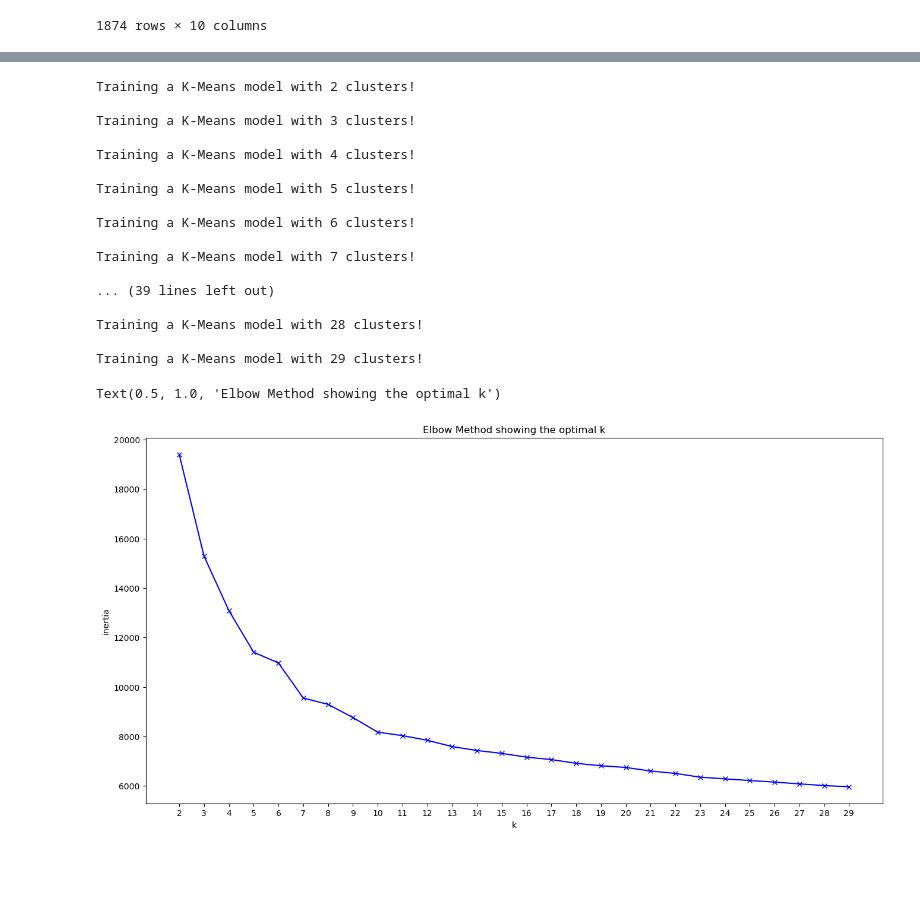
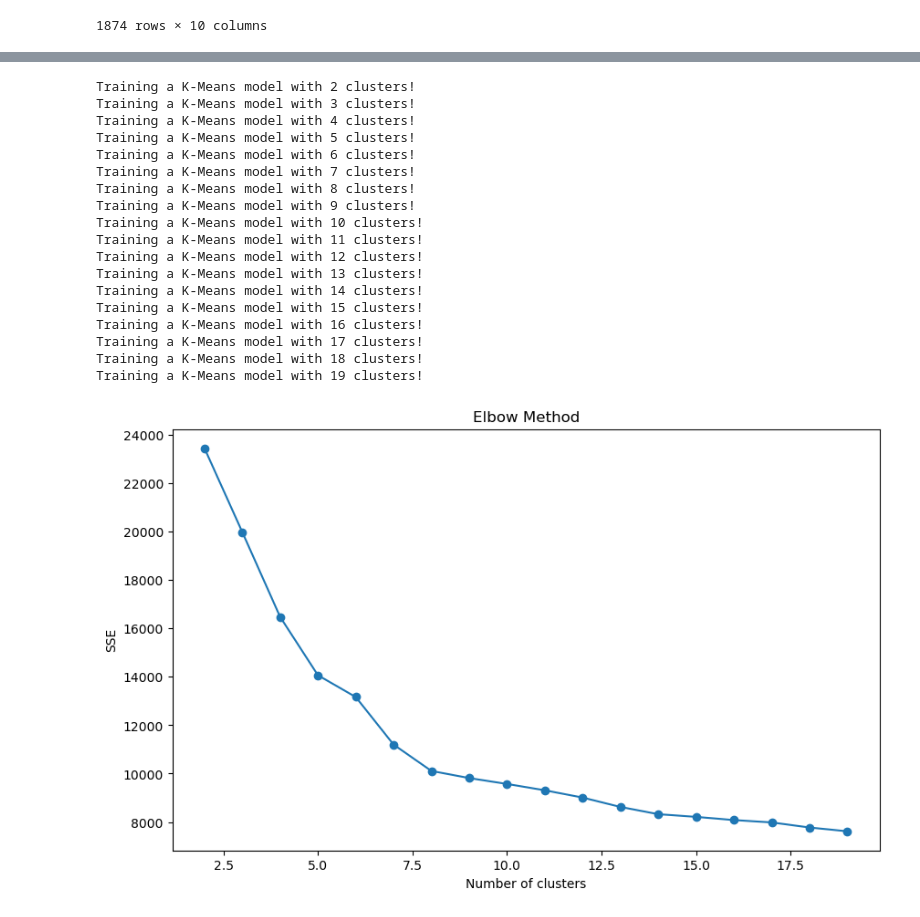
Before and after one commit to SandraGdd/Song-Recommandation, a Jupyter notebook: Casestudy.ipynb, the cells around one changed output, grey strips where cells are left out. Cells and saved outputs as stored; diff of their text form; code cells hidden in the pictures; blank space fills up the shorter version.

```diff
--- a/Casestudy.ipynb
+++ b/Casestudy.ipynb
@@ -715,7 +644,7 @@ from sklearn.preprocessing import StandardScaler
 # scaling values
 
 audio_features = ['danceability', 'energy', 'key', 'loudness',
-                  'mode', 'speechiness', 'acousticness', 'instrumentalness', 'valence', 'tempo']
+                  'mode', 'speechiness', 'acousticness', 'instrumentalness', 'valence']
 
 scaler = StandardScaler()
 df_scaled = scaler.fit_transform(combined_df[audio_features])
@@ -760,6 +693,6 @@ df_scaled
 import matplotlib.pyplot as plt
 from sklearn.cluster import KMeans
 # %%
-kmeans = KMeans(n_clusters=10, random_state=42)
-df_scaled['KMeans_Cluster'] = kmeans.fit_predict(df_scaled[['danceability', 'energy', 'key', 'loudness',
-                  'mode', 'speechiness', 'acousticness', 'instrumentalness', 'valence', 'tempo']])
+kmeans = KMeans(n_clusters=7, random_state=42)
+combined_df['KMeans_Cluster'] = kmeans.fit_predict(combined_df[['danceability', 'energy', 'key', 'loudness',
+                  'mode', 'speechiness', 'acousticness', 'instrumentalness', 'valence']])
@@ -774,0 +706,6 @@ Silhouette Score: 0.16
+# %%
+labels = kmeans.fit_predict(df_scaled[['danceability', 'energy', 'key', 'loudness',
+                                       'mode', 'speechiness', 'acousticness', 'instrumentalness',
+                                       'valence']])
+print(f"Cluster-Labels with k=7: {labels}")
+print(f"Cluster: {len(set(labels))}")
@@ -775,38 +732,38 @@ Silhouette Score: 0.16
 # %%
-K = range(2, 30)
-inertia = []
+# Elbowmethod
+K = range(2, 20)  # Cluster-Bereich definieren
+sse = []  # Hier speichern wir die Summe der quadratischen Fehler (SSE)
 
 for k in K:
-    print("Training a K-Means model with {} clusters! ".format(k))
-    print()
-    kmeans = KMeans(n_clusters=k,
-                    random_state=1234)
+    print(f"Training a K-Means model with {k} clusters!")
+    kmeans = KMeans(n_clusters=k, random_state=1234)
     kmeans.fit(df_scaled)
-    inertia.append(kmeans.inertia_)
+    sse.append(kmeans.inertia_)  # Inertia = SSE
 
-plt.figure(figsize=(16,8))
-plt.plot(K, inertia, 'bx-')
-plt.xlabel('k')
-plt.ylabel('inertia')
-plt.xticks(np.arange(min(K), max(K)+1, 1.0))
-plt.title('Elbow Method showing the optimal k')
+# Elbow Plot erstellen
+plt.figure(figsize=(10, 6))
+plt.plot(K, sse, marker='o')  # Verwende K und SSE
+plt.title('Elbow Method')
+plt.xlabel('Number of clusters')
+plt.ylabel('SSE')
+plt.show()
 # %% [output]
 Training a K-Means model with 2 clusters!
-
 Training a K-Means model with 3 clusters!
-
 Training a K-Means model with 4 clusters!
-
 Training a K-Means model with 5 clusters!
-
 Training a K-Means model with 6 clusters!
-
 Training a K-Means model with 7 clusters!
-
-... (39 lines left out)
-
-Training a K-Means model with 28 clusters!
-
-Training a K-Means model with 29 clusters!
+Training a K-Means model with 8 clusters!
+Training a K-Means model with 9 clusters!
+Training a K-Means model with 10 clusters!
+Training a K-Means model with 11 clusters!
+Training a K-Means model with 12 clusters!
+Training a K-Means model with 13 clusters!
+Training a K-Means model with 14 clusters!
+Training a K-Means model with 15 clusters!
+Training a K-Means model with 16 clusters!
+Training a K-Means model with 17 clusters!
+Training a K-Means model with 18 clusters!
+Training a K-Means model with 19 clusters!
-Text(0.5, 1.0, 'Elbow Method showing the optimal k')
-[figure, old version]
+[figure, new version]
```
Also changed, not shown: parts of 49 cells of this notebook, 4 other files.
